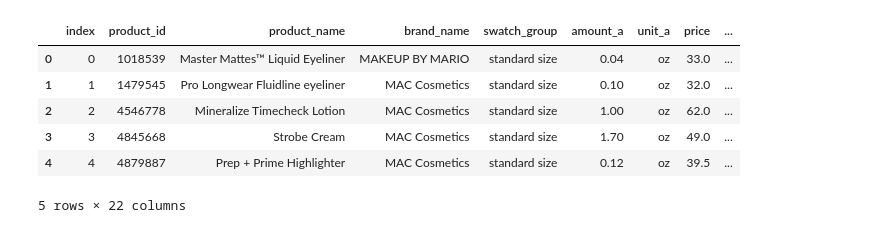
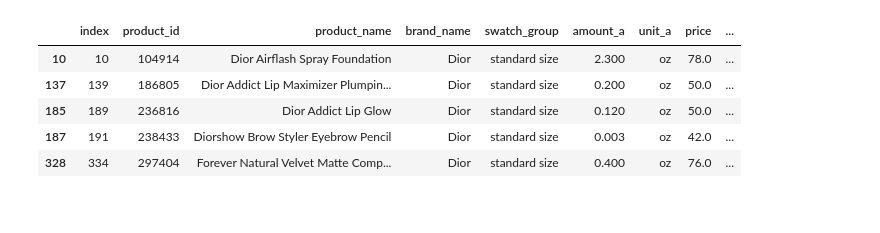
Before and after one commit to leblanchannah/value-cluster, a Jupyter notebook: src/viz_playground.ipynb, the cells around one changed output. Saved outputs shown, nothing was run; the diff lists cells and outputs as text; code cells hidden in the pictures.

```diff
--- a/src/viz_playground.ipynb
+++ b/src/viz_playground.ipynb
@@ -3,6 +3,8 @@ import pandas as pd
 import numpy as np
 import matplotlib.pyplot as plt
 import seaborn as sns
+
+pd.set_option('display.max_columns', None)
 # %%
 def get_unit_price_comparison_data(df, sorting_value='ratio_mini_lt_full'):
     '''
@@ -286,16 +290,15 @@ fig.update_layout(
 # fig.update_layout(annotations=annotations)
 
 fig.show()
-# %%
-df = pd.read_csv('../data/agg_prod_data.csv')
-# %% [output]
-|  | index | product_id | product_name | brand_name | swatch_group | amount_a | unit_a | price | ... |
-| 0 | 0 | 1018539 | Master Mattes™ Liquid Eyeliner | MAKEUP BY MARIO | standard size | 0.04 | oz | 33.0 | ... |
-| 1 | 1 | 1479545 | Pro Longwear Fluidline eyeliner | MAC Cosmetics | standard size | 0.10 | oz | 32.0 | ... |
-| 2 | 2 | 4546778 | Mineralize Timecheck Lotion | MAC Cosmetics | standard size | 1.00 | oz | 62.0 | ... |
-| 3 | 3 | 4845668 | Strobe Cream | MAC Cosmetics | standard size | 1.70 | oz | 49.0 | ... |
-| 4 | 4 | 4879887 | Prep + Prime Highlighter | MAC Cosmetics | standard size | 0.12 | oz | 39.5 | ... |
-5 rows × 22 columns
+# %%
+df.head()
+# %% [output]
+|  | index | product_id | product_name | brand_name | swatch_group | amount_a | unit_a | price | ... |
+| 10 | 10 | 104914 | Dior Airflash Spray Foundation | Dior | standard size | 2.300 | oz | 78.0 | ... |
+| 137 | 139 | 186805 | Dior Addict Lip Maximizer Plumpin... | Dior | standard size | 0.200 | oz | 50.0 | ... |
+| 185 | 189 | 236816 | Dior Addict Lip Glow | Dior | standard size | 0.120 | oz | 50.0 | ... |
+| 187 | 191 | 238433 | Diorshow Brow Styler Eyebrow Pencil | Dior | standard size | 0.003 | oz | 42.0 | ... |
+| 328 | 334 | 297404 | Forever Natural Velvet Matte Comp... | Dior | standard size | 0.400 | oz | 76.0 | ... |
 # %%
 
 # Create subplots
```
Also changed, not shown: parts of 2 cells of this notebook.
